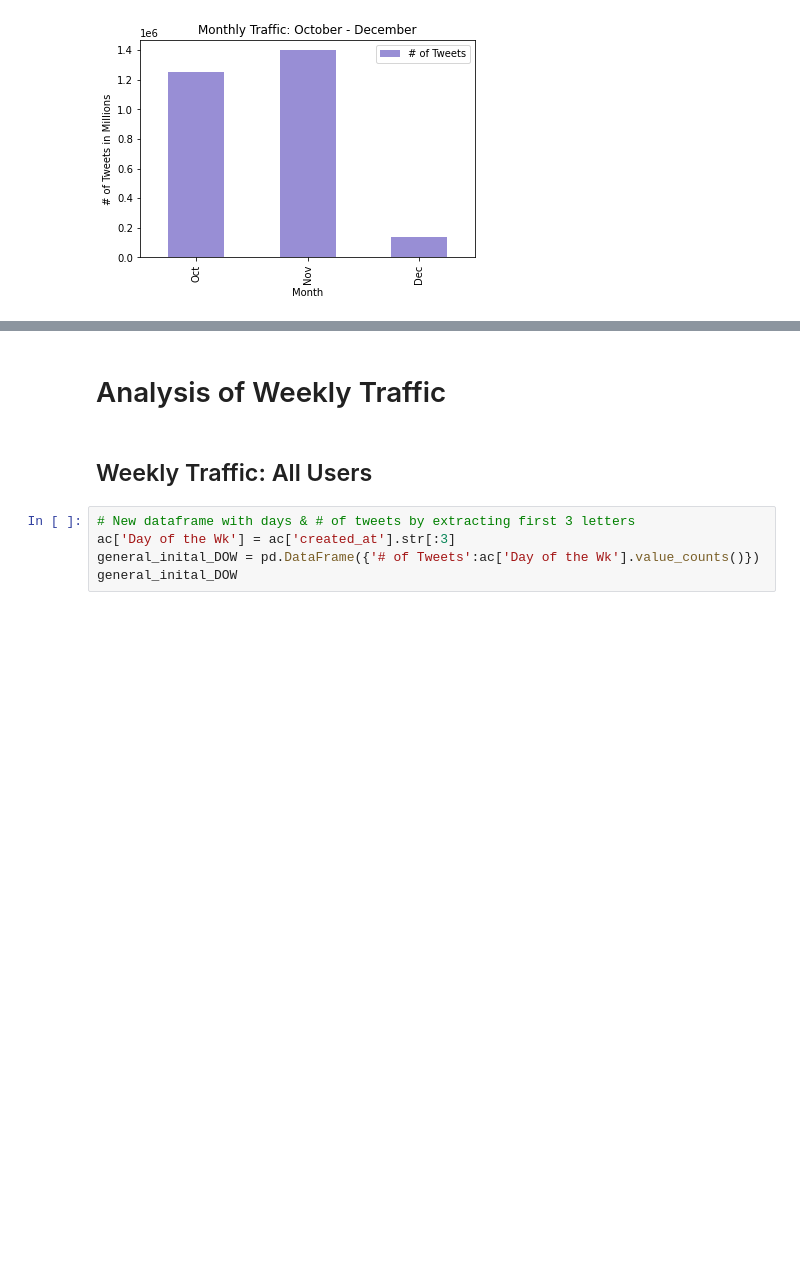
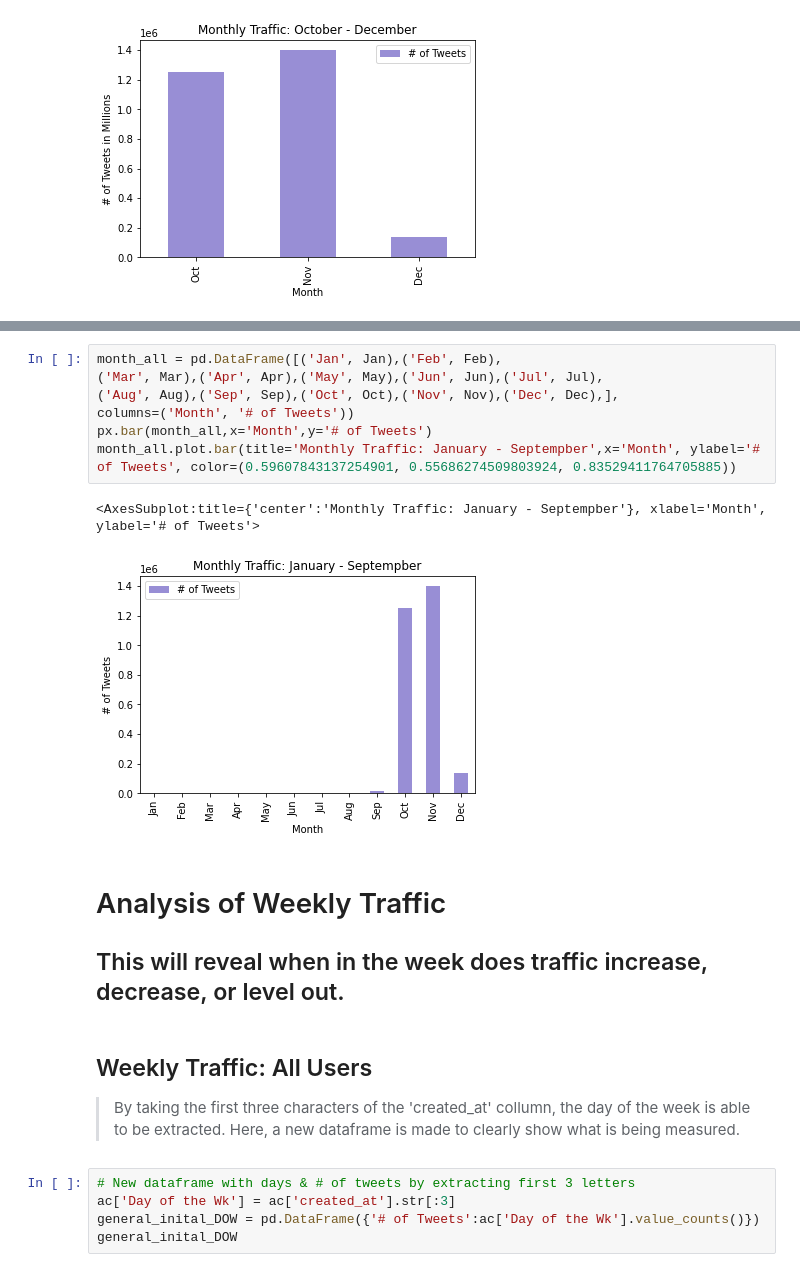
Before and after one commit to cfrivera/OA-Project, a Jupyter notebook: Tw_Chatbot_Analysis.ipynb, the cells around one changed output, grey strips where cells are left out. Drawn from its saved outputs; the diff is of its cells as text; blank space fills up the shorter version.

```diff
--- a/Tw_Chatbot_Analysis.ipynb
+++ b/Tw_Chatbot_Analysis.ipynb
@@ -274,7 +354,19 @@ month_freq_oct_dec.plot.bar(title='Monthly Traffic: October - December',x='Month
+# %%
+month_all = pd.DataFrame([('Jan', Jan),('Feb', Feb),
+('Mar', Mar),('Apr', Apr),('May', May),('Jun', Jun),('Jul', Jul),
+('Aug', Aug),('Sep', Sep),('Oct', Oct),('Nov', Nov),('Dec', Dec),],
+columns=('Month', '# of Tweets'))
+px.bar(month_all,x='Month',y='# of Tweets')
+month_all.plot.bar(title='Monthly Traffic: January - Septempber',x='Month', ylabel='# of Tweets', color=(0.59607843137254901, 0.55686274509803924, 0.83529411764705885))
+# %% [output]
+<AxesSubplot:title={'center':'Monthly Traffic: January - Septempber'}, xlabel='Month', ylabel='# of Tweets'>
+[figure, added]
 # %% [markdown]
 # Analysis of Weekly Traffic
+## This will reveal when in the week does traffic increase, decrease, or level out.
 # %% [markdown]
 ## Weekly Traffic: All Users
+>  By taking the first three characters of the 'created_at' collumn, the day of the week is able to be extracted. Here, a new dataframe is made to clearly show what is being measured.
 # %%
 # New dataframe with days & # of tweets by extracting first 3 letters
 ac['Day of the Wk'] = ac['created_at'].str[:3]
```
Also changed, not shown: parts of 149 cells of this notebook.
